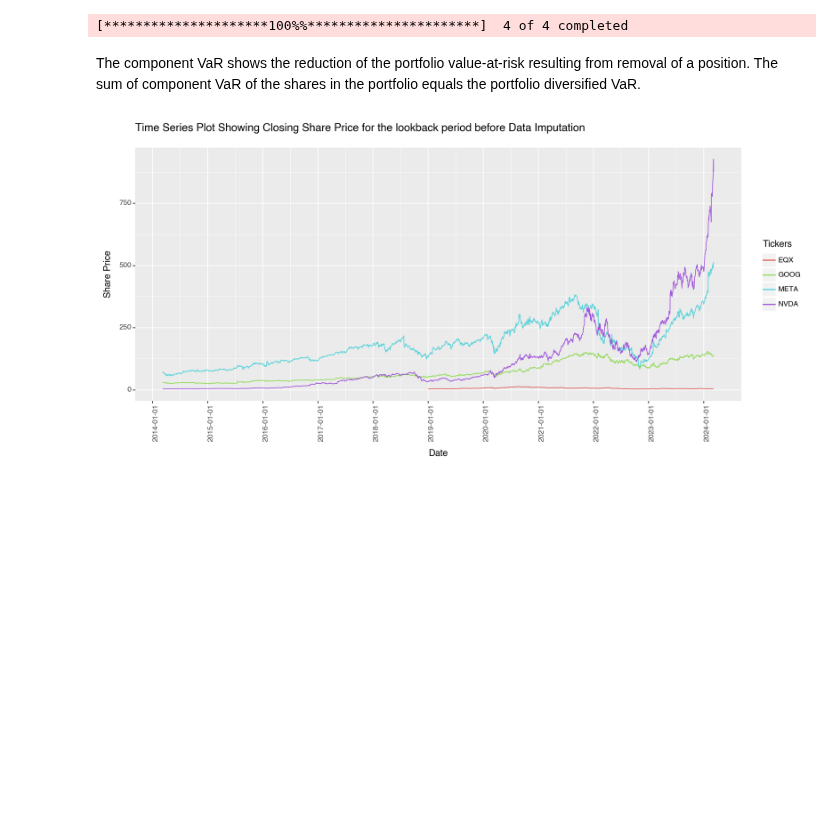
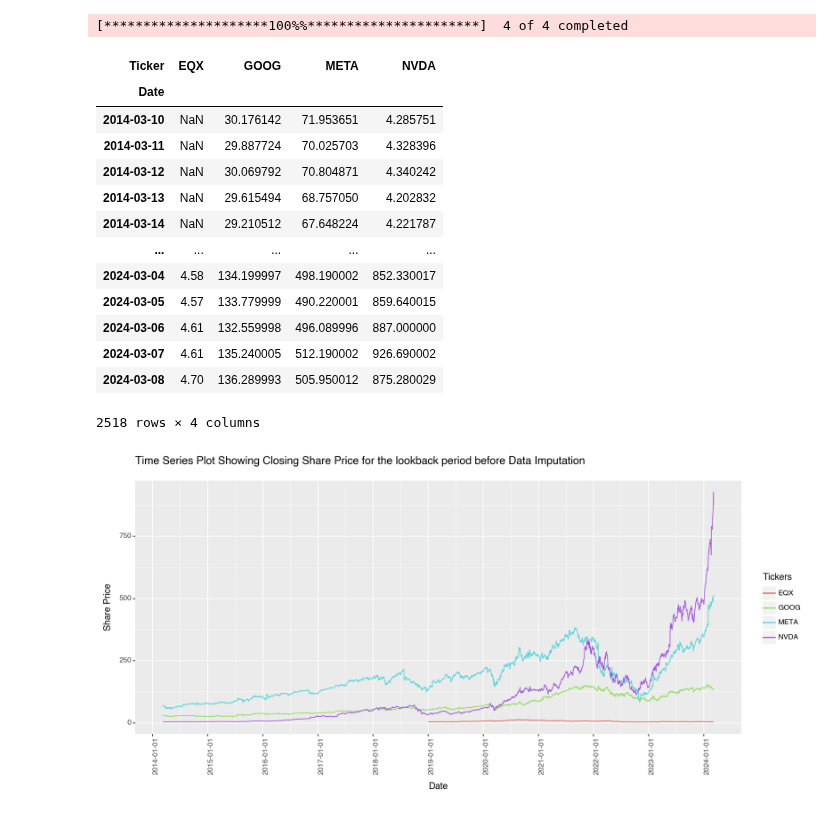
Before and after one commit to tomiadewusi/Case-Study, a Jupyter notebook: caseStudy2.ipynb, the cells around one changed output. Cells and saved outputs as stored; diff of their text form; code cells hidden in the pictures; blank space fills up the shorter version.

```diff
--- a/caseStudy2.ipynb
+++ b/caseStudy2.ipynb
@@ -31,19 +31,34 @@ def makeTimeSeriesPlot(title,longTimeSeriesDataFrame):
 # %%
 tickers = ['GOOG', 'NVDA','META','EQX']
 
 today = dt.date.today()
 lookback = today - relativedelta(years=10)
 
 
 dataLookbackFull = yf.download(tickers, start=lookback, end=today, auto_adjust=True)['Close']
 dataLookbackNoNa = dataLookbackFull.dropna(subset=["EQX"]).copy()
 lengthFull = len(dataLookbackFull)
 lengthNoNa = len(dataLookbackNoNa)
 lastNaNum = lengthFull - lengthNoNa
 title = "Time Series Plot Showing Closing Share Price for the lookback period before Data Imputation"
 plotComplete = makeTimeSeriesPlot(title,makeLongTimeSeriesDf(dataLookbackFull))
+dataLookbackFull
 # %% [output]
 [*********************100%%**********************]  4 of 4 completed
+| Ticker | EQX | GOOG | META | NVDA |
+| Date |  |  |  |  |
+| 2014-03-10 | NaN | 30.176142 | 71.953651 | 4.285751 |
+| 2014-03-11 | NaN | 29.887724 | 70.025703 | 4.328396 |
+| 2014-03-12 | NaN | 30.069792 | 70.804871 | 4.340242 |
+| 2014-03-13 | NaN | 29.615494 | 68.757050 | 4.202832 |
+| 2014-03-14 | NaN | 29.210512 | 67.648224 | 4.221787 |
+| ... | ... | ... | ... | ... |
+| 2024-03-04 | 4.58 | 134.199997 | 498.190002 | 852.330017 |
+| 2024-03-05 | 4.57 | 133.779999 | 490.220001 | 859.640015 |
+| 2024-03-06 | 4.61 | 132.559998 | 496.089996 | 887.000000 |
+| 2024-03-07 | 4.61 | 135.240005 | 512.190002 | 926.690002 |
+| 2024-03-08 | 4.70 | 136.289993 | 505.950012 | 875.280029 |
+2518 rows × 4 columns
 # %%
 # We can need to take into account the correlations between the other assets in our portfolio when
 # We do imputation i.e. Multivariate time series imputation. One could use Vector Auto Regressive
@@ -89,5 +105,3 @@ plotEQX = (
-# %% [markdown]
-The component VaR shows the reduction of the portfolio value-at-risk resulting from removal of a position. The sum of component VaR of the shares in the portfolio equals the portfolio diversified VaR.
 # %%
 plotComplete
 # %% [output]
```
Also changed, not shown: parts of 4 cells of this notebook.
